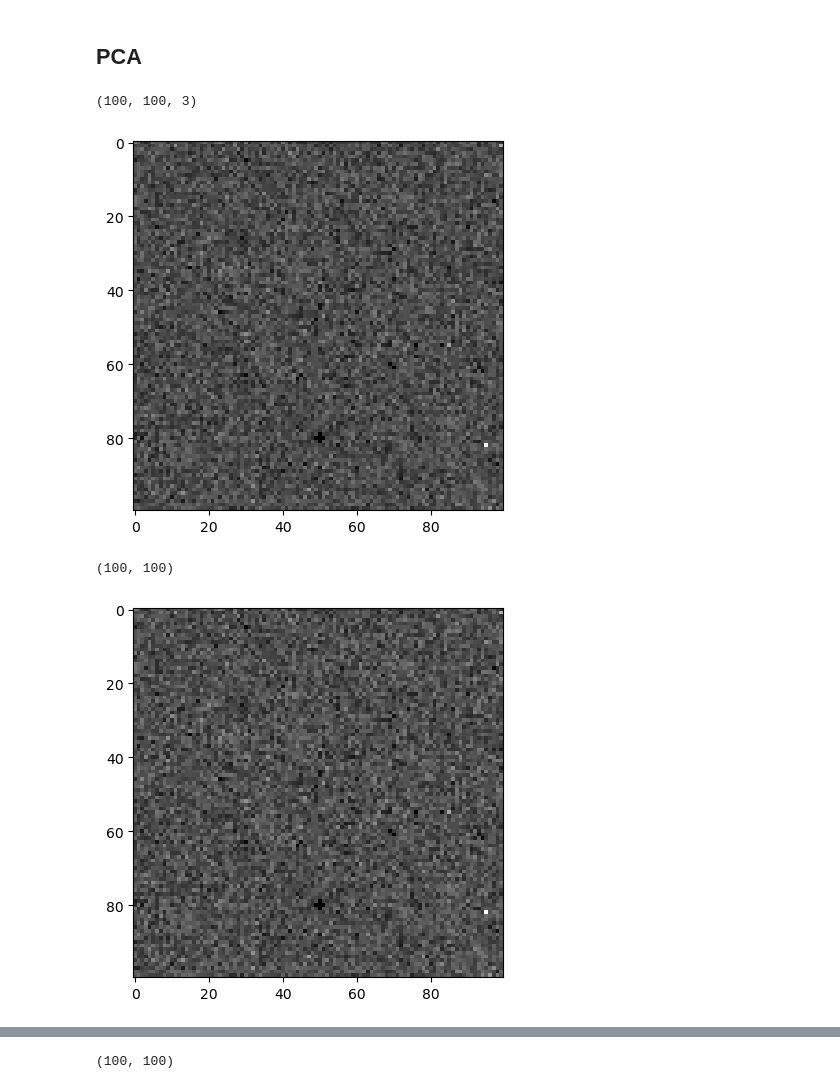
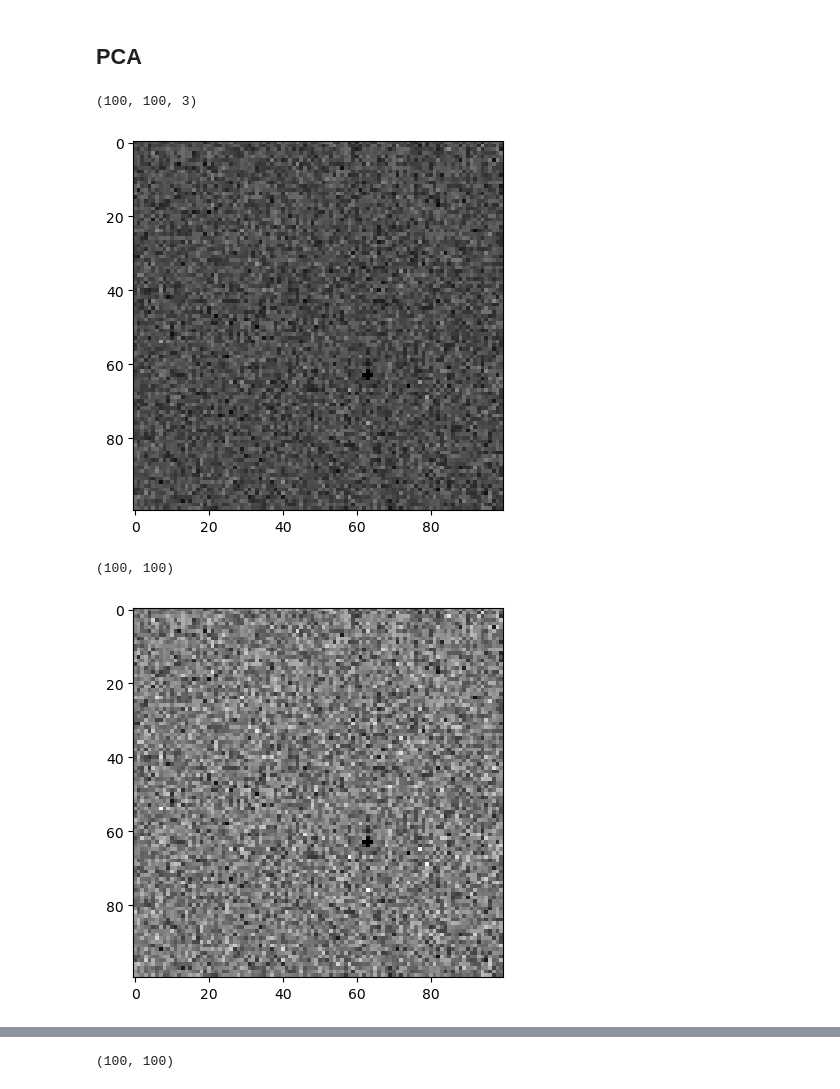
Before and after one commit to Ettiene11/https---github.com-Ettiene11-EERI414_Exam, a Jupyter notebook: EERI414Eks2024a.ipynb, the cells around one changed output, grey strips where cells are left out. Saved outputs shown, nothing was run; the diff lists cells and outputs as text; code cells hidden in the pictures.

```diff
--- a/EERI414Eks2024a.ipynb
+++ b/EERI414Eks2024a.ipynb
@@ -291,16 +292,16 @@ plt.show()
 # %%
 from matplotlib.image import imread
 from matplotlib import pyplot as plt
 import numpy as np
 
-beeld = imread('./frames/frame_0023.png')
+beeld = imread('./frames/frame_0106.png')
 #plt.figure(figsize=[5,5])
 plt.figure()
 plt.imshow(beeld)
 print(beeld.shape)
 # %% [output]
 (100, 100, 3)
-[figure, old version]
+[figure, new version]
 # %%
 gray = 0.3*beeld[:,:,0] + 0.59*beeld[:,:,1] + 0.11*beeld[:,:,2]
 plt.figure
@@ -308,5 +309,5 @@ plt.imshow(gray,cmap='gray')
 print(gray.shape)
 # %% [output]
 (100, 100)
-[figure, old version]
+[figure, new version]
 # %%
```
Also changed, not shown: parts of 8 cells of this notebook, 2 other files.
